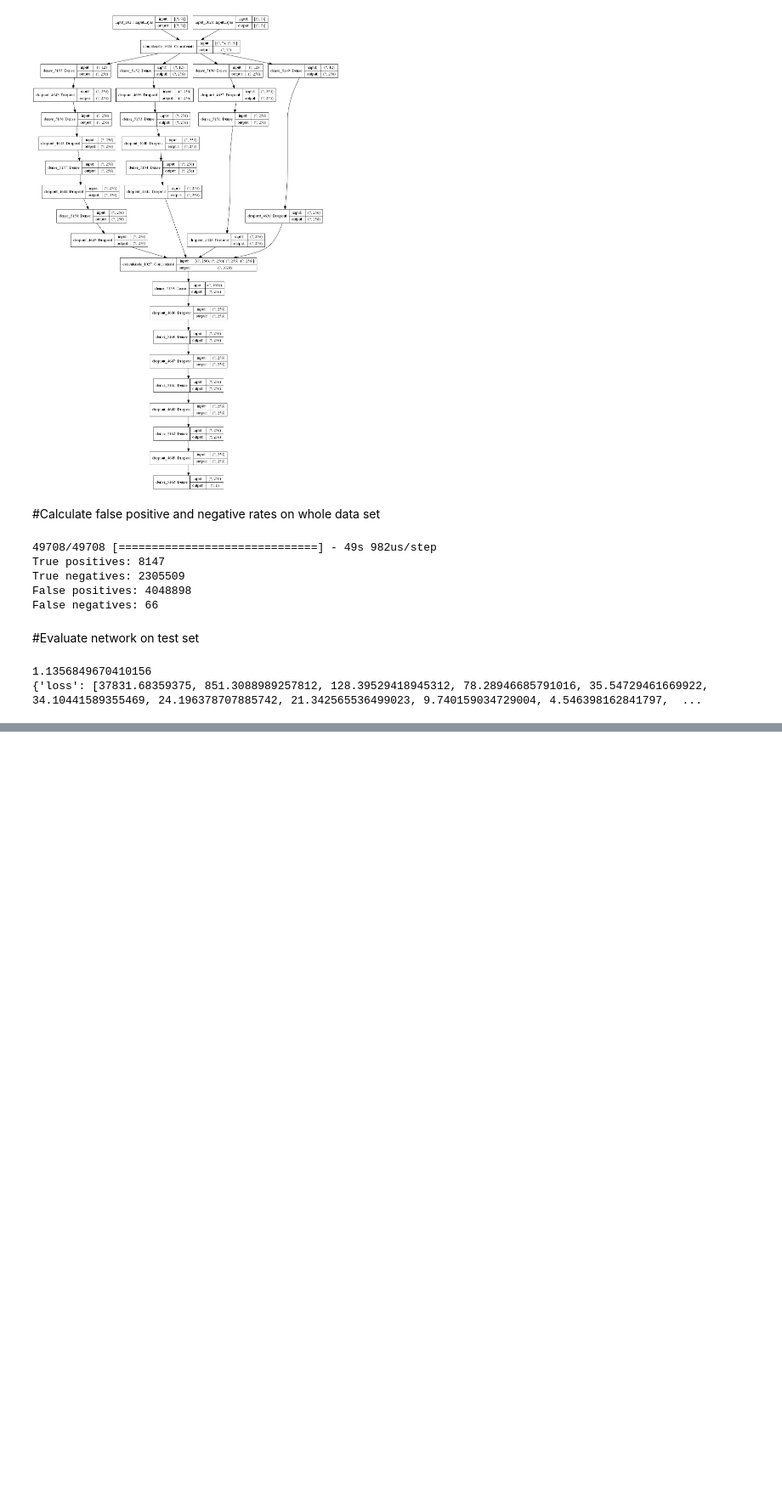
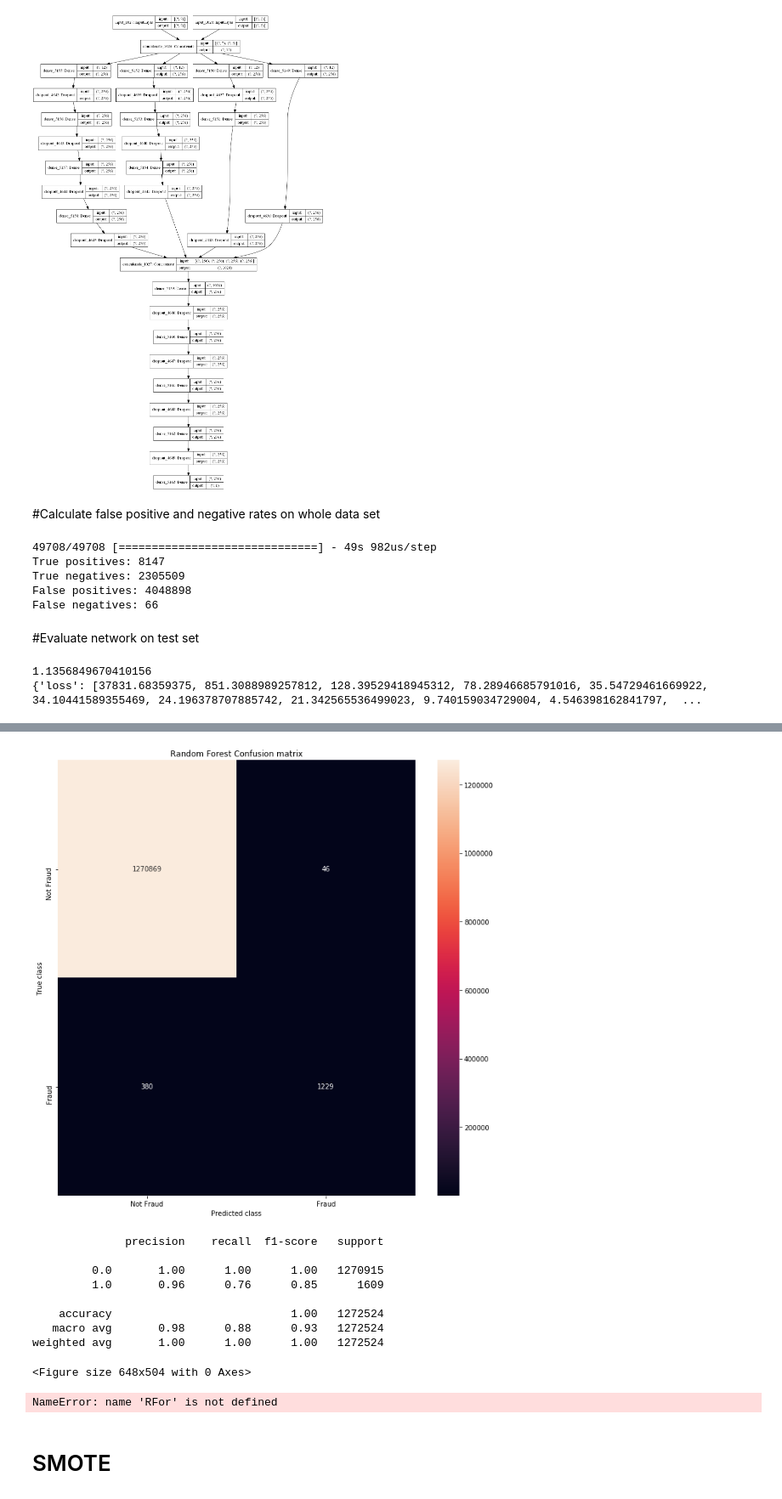
Before and after one commit to ColbyMainard/FraudDetectorCSCE676, a Jupyter notebook: Bank Transactions Analysis.ipynb, the cells around one changed output, grey strips where cells are left out. Shown at 85% size. Saved outputs shown, nothing was run; the diff lists cells and outputs as text; code cells hidden in the pictures; blank space fills up the shorter version.

```diff
--- a/Bank Transactions Analysis.ipynb
+++ b/Bank Transactions Analysis.ipynb
@@ -514,0 +550,57 @@ print(history.history)
+# %%
+from sklearn.model_selection import train_test_split
+
+# Combine Transactional and Non-Transactional of entire dataset
+comb_data = np.hstack((non_transaction_type_data, transaction_type_data))
+
+# Train/Test split
+X_train, X_test, y_train, y_test = train_test_split(comb_data, fraud_truth_value, test_size=0.20)
+# %%
+# Random Forest of entire dataset
+RFC = RandomForestClassifier()
+RFC.fit(X_train,y_train)
+
+y_pred = RFC.predict(X_test)
+# %%
+LABELS = ['Not Fraud', 'Fraud']
+conf_matrix = confusion_matrix(y_test, y_pred)
+plt.figure(figsize=(12, 12))
+sns.heatmap(conf_matrix, xticklabels=LABELS, yticklabels=LABELS, annot=True, fmt="d");
+plt.title("Random Forest Confusion matrix")
+plt.ylabel('True class')
+plt.xlabel('Predicted class')
+plt.show()
+plt.figure(figsize=(9, 7))
+
+print(classification_report(y_test, y_pred))
+# %% [output]
+[figure, added]
+              precision    recall  f1-score   support
+
+         0.0       1.00      1.00      1.00   1270915
+         1.0       0.96      0.76      0.85      1609
+
+    accuracy                           1.00   1272524
+   macro avg       0.98      0.88      0.93   1272524
+weighted avg       1.00      1.00      1.00   1272524
+<Figure size 648x504 with 0 Axes>
+# %%
+# Confusion Matrix of entire dataset based on model from subsampled data
+
+y_pred = RFC.predict(X_test)
+
+LABELS = ['Not Fraud', 'Fraud']
+conf_matrix = confusion_matrix(y_test, y_pred)
+plt.figure(figsize=(12, 12))
+sns.heatmap(conf_matrix, xticklabels=LABELS, yticklabels=LABELS, annot=True, fmt="d");
+plt.title("Random Forest Confusion matrix on subsampled data")
+plt.ylabel('True class')
+plt.xlabel('Predicted class')
+plt.show()
+plt.figure(figsize=(9, 7))
+
+print(classification_report(y_test, y_pred))
+# %% [output]
+NameError: name 'RFor' is not defined
+# %% [markdown]
+# SMOTE
```
Also changed, not shown: parts of 12 cells of this notebook, 1 other file.
